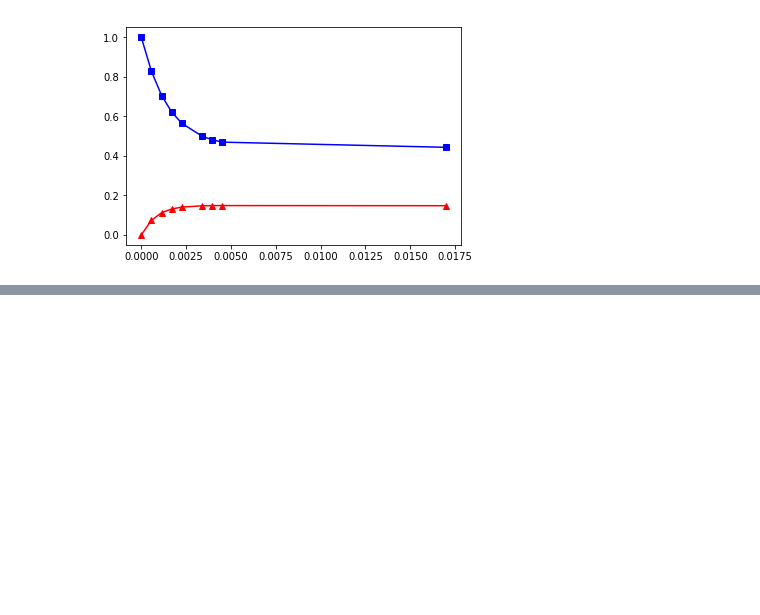
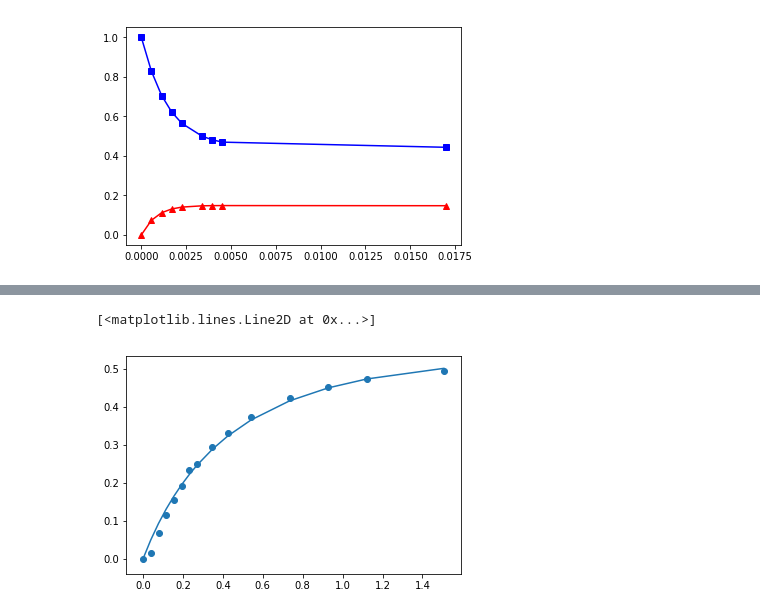
Before and after one commit to lsg6140/Python, a Jupyter notebook: PBM/pe_ode_test.ipynb, the cells around one changed output, grey strips where cells are left out. Cells and saved outputs as stored; diff of their text form; code cells hidden in the pictures; blank space fills up the shorter version.

```diff
--- a/PBM/pe_ode_test.ipynb
+++ b/PBM/pe_ode_test.ipynb
@@ -298,0 +352,19 @@ y0 is
+# %%
+def model1_scaled(u,alpha):
+    dudt = (126.2/91.9-u)*(1-u)**2-alpha*u**2
+    return dudt
+# %%
+yc1 = 91.9
+alpha1 = k_model1[1]/(yc1*k_model1[0])
+tc1 = 1/(yc1**2*k_model1[0])
+tbar1 = t_model1/tc1
+y0bar1 = y0/yc1
+Q1 = np.eye(1)
+# %%
+res_model1_scaled = pe.state_jacob_int(model1_scaled,y0bar1,alpha1,tbar1)
+# %%
+plt.scatter(tbar1,yhat_model1/yc1)
+plt.plot(tbar1,res_model1_scaled[0][0,:])
+# %% [output]
+[<matplotlib.lines.Line2D at 0x...>]
+[figure, added]
```
Also changed, not shown: parts of 58 cells of this notebook, 3 other files.
